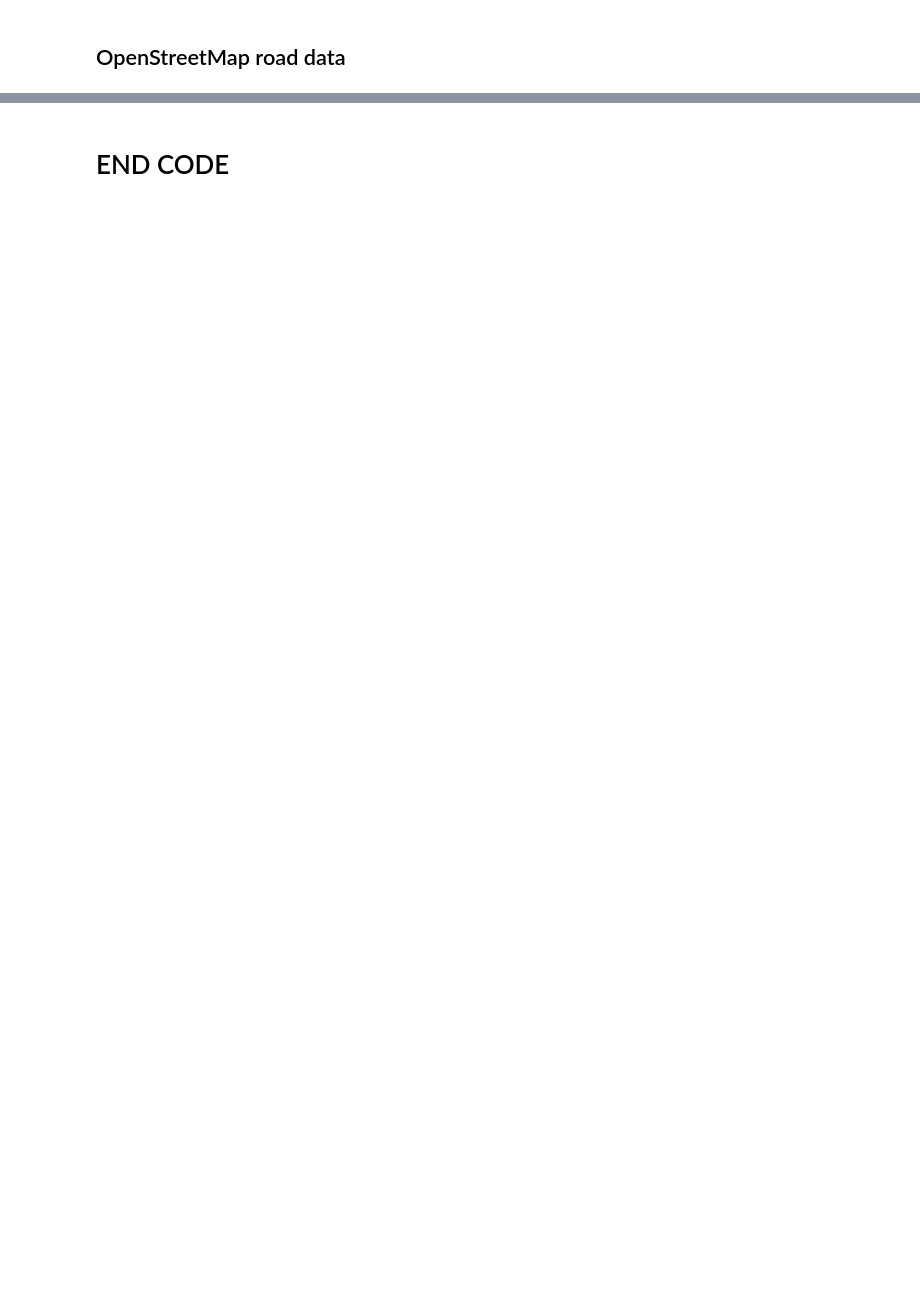
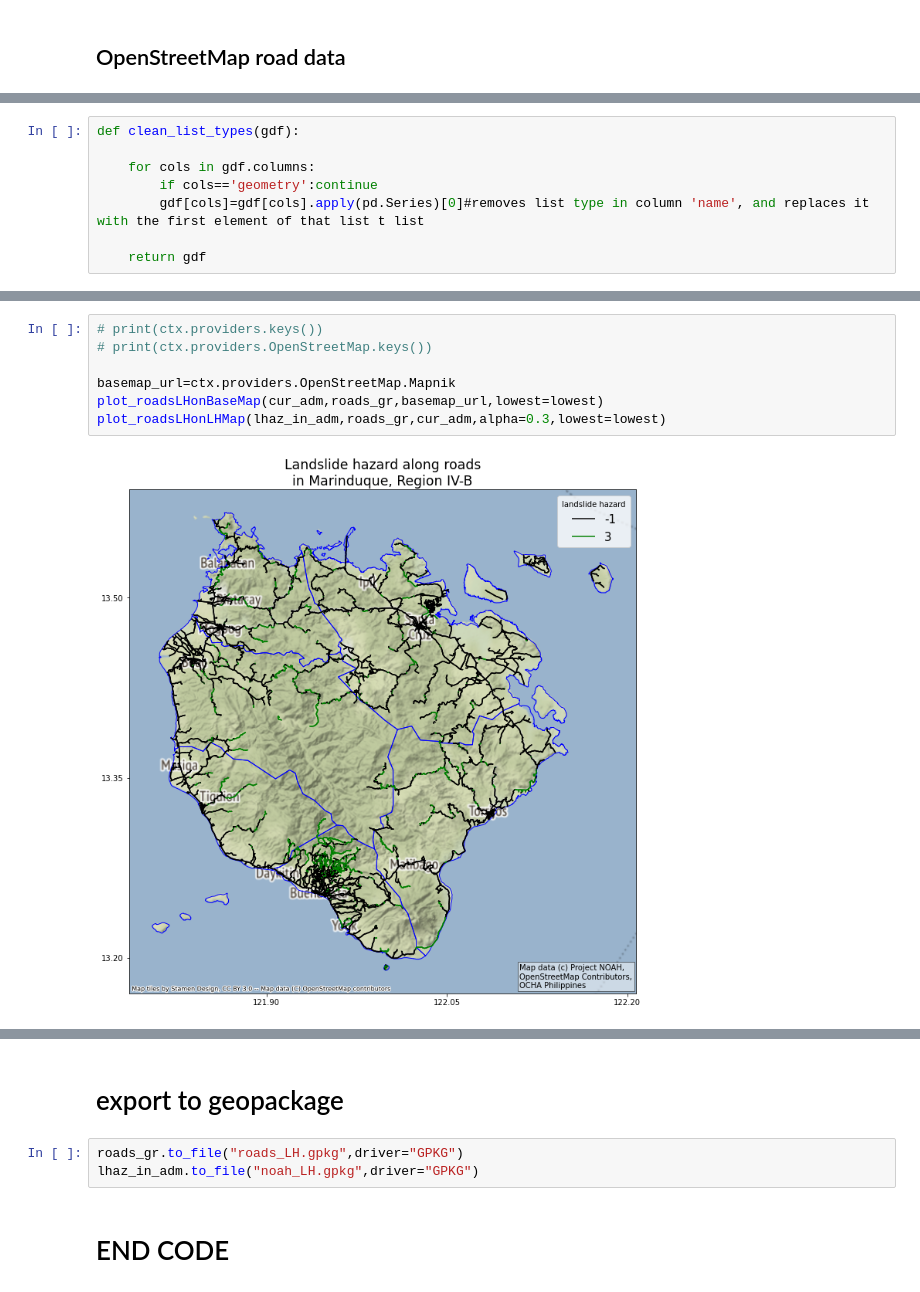
Before and after one commit to ricsatjr/lslideXroads, a Jupyter notebook: lslideXroads.ipynb, the cells around one changed output, grey strips where cells are left out. Cells and saved outputs as stored; diff of their text form; blank space fills up the shorter version.

```diff
--- a/lslideXroads.ipynb
+++ b/lslideXroads.ipynb
@@ -150,0 +386,8 @@ lhaz_gdf.sort_values(['LH']).plot(cmap='jet')
+# %%
+def clean_list_types(gdf):
+
+    for cols in gdf.columns:
+        if cols=='geometry':continue
+        gdf[cols]=gdf[cols].apply(pd.Series)[0]#removes list type in column 'name', and replaces it with the first element of that list t list
+
+    return gdf
@@ -150,0 +500,9 @@ lhaz_gdf.sort_values(['LH']).plot(cmap='jet')
+# %%
+# print(ctx.providers.keys())
+# print(ctx.providers.OpenStreetMap.keys())
+
+basemap_url=ctx.providers.OpenStreetMap.Mapnik
+plot_roadsLHonBaseMap(cur_adm,roads_gr,basemap_url,lowest=lowest)
+plot_roadsLHonLHMap(lhaz_in_adm,roads_gr,cur_adm,alpha=0.3,lowest=lowest)
+# %% [output]
+[figure, added]
@@ -151,3 +510,8 @@ lhaz_gdf.sort_values(['LH']).plot(cmap='jet')
+# %% [markdown]
+# export to geopackage
+# %%
+roads_gr.to_file("roads_LH.gpkg",driver="GPKG")
+lhaz_in_adm.to_file("noah_LH.gpkg",driver="GPKG")
 # %% [markdown]
 # END CODE
 # %% [markdown]
```
Also changed, not shown: parts of 38 cells of this notebook.
